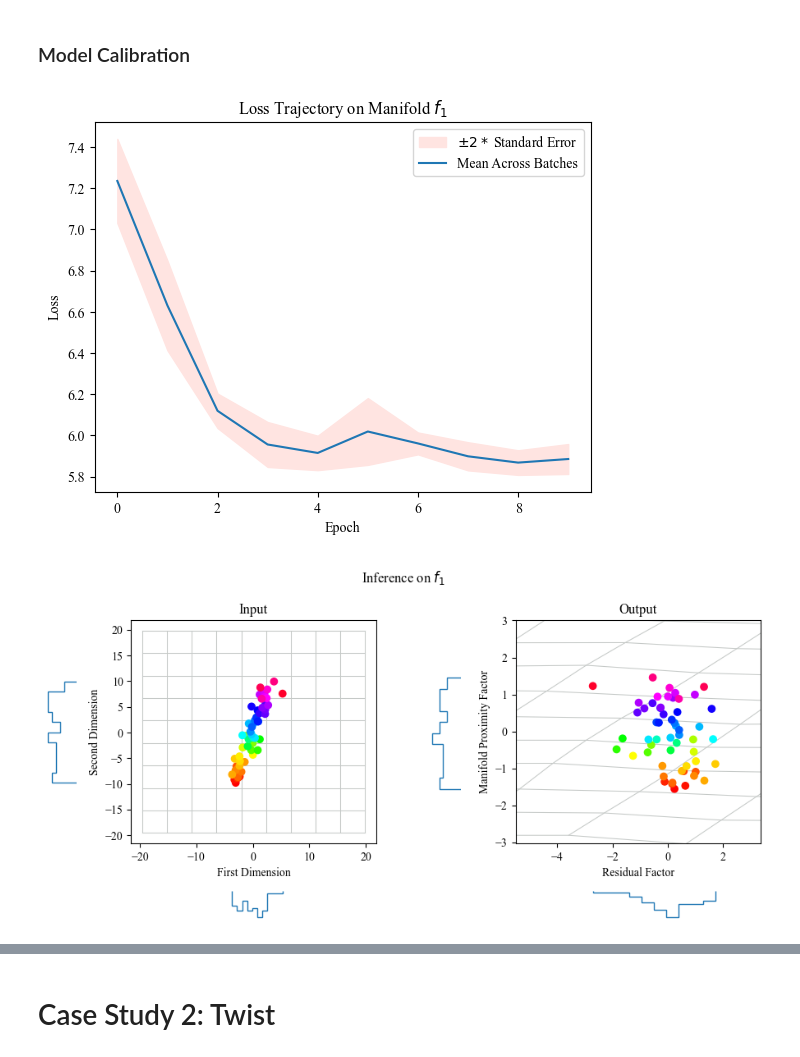
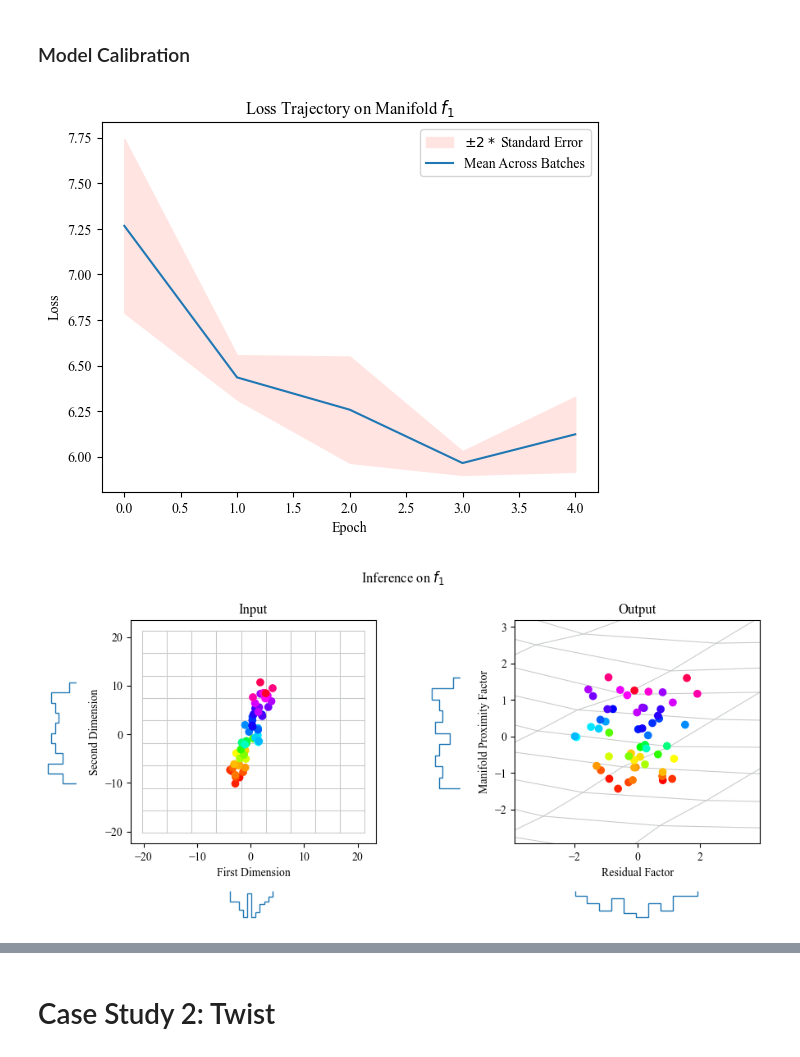
Before and after one commit to TimHenry1995/gyoza, a Jupyter notebook: src/gyoza/scripts/manifolds.ipynb, the cells around one changed output, grey strips where cells are left out. Drawn from its saved outputs; the diff is of its cells as text; code cells hidden in the pictures.

```diff
--- a/src/gyoza/scripts/manifolds.ipynb
+++ b/src/gyoza/scripts/manifolds.ipynb
@@ -360,18 +412,18 @@ plot_instance_pairs(S=S, Z_ab=Z_ab[:3,:,:], Y_ab=Y_ab[:3,:], manifold_function=m
 ### Model Calibration
 # %%
 # Create network
-reset_random_number_generators(seed=83) # Reproducability
+reset_random_number_generators(seed=247) # Reproducability
 network = create_network(Z_sample=Z[np.random.choice(M, size=128)])
 network.compile(optimizer=tf.keras.optimizers.Adam(learning_rate=0.05))
 
 # Calibrate network
 batch_size = 128
 iterator = mdis.volatile_factorized_pair_iterator(X=Z, Y=Y, batch_size=batch_size, similarity_function=similarity_function)
-epoch_loss_means, epoch_loss_standard_deviations = network.fit(iterator=iterator, epoch_count=10, batch_count=M//batch_size)
+epoch_loss_means, epoch_loss_standard_deviations = network.fit(iterator=iterator, epoch_count=5, batch_count=M//batch_size)
 plot_loss_trajectory(epoch_loss_means=epoch_loss_means, epoch_loss_standard_deviations=epoch_loss_standard_deviations, manifold_name=manifold_name)
 # %% [output]
-[figure, old version]
+[figure, new version]
 # %%
 plot_input_output(network, S_range = [np.min(S), np.max(S)], manifold_function=manifold_function, noise_strength=noise_strength, manifold_name=manifold_name)
 # %% [output]
-[figure, old version]
+[figure, new version]
```
Also changed, not shown: parts of 15 cells of this notebook.
